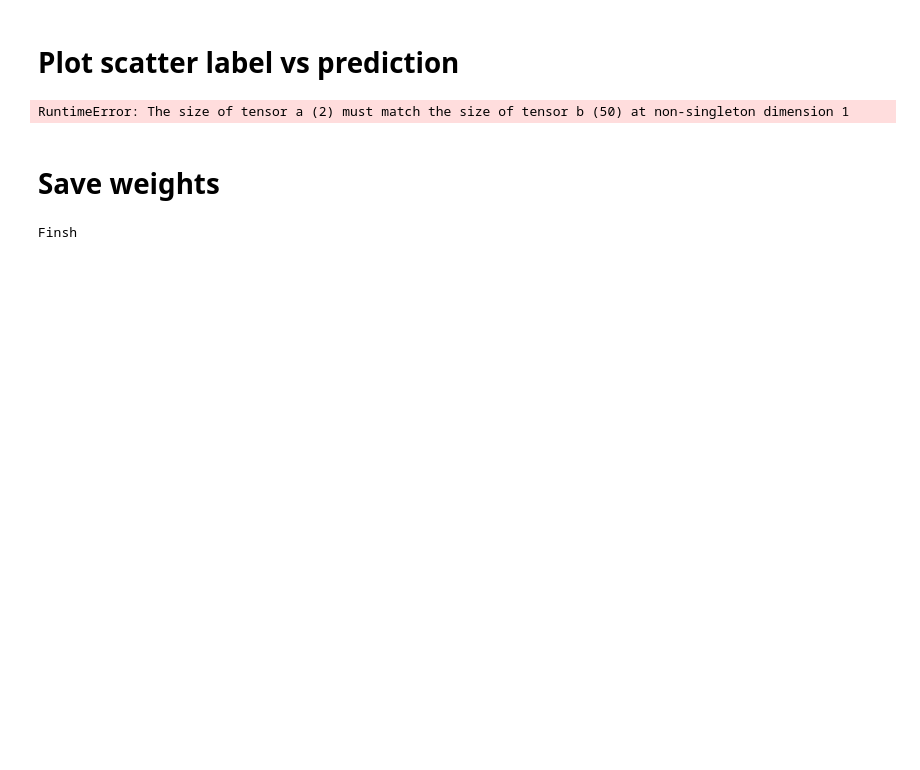
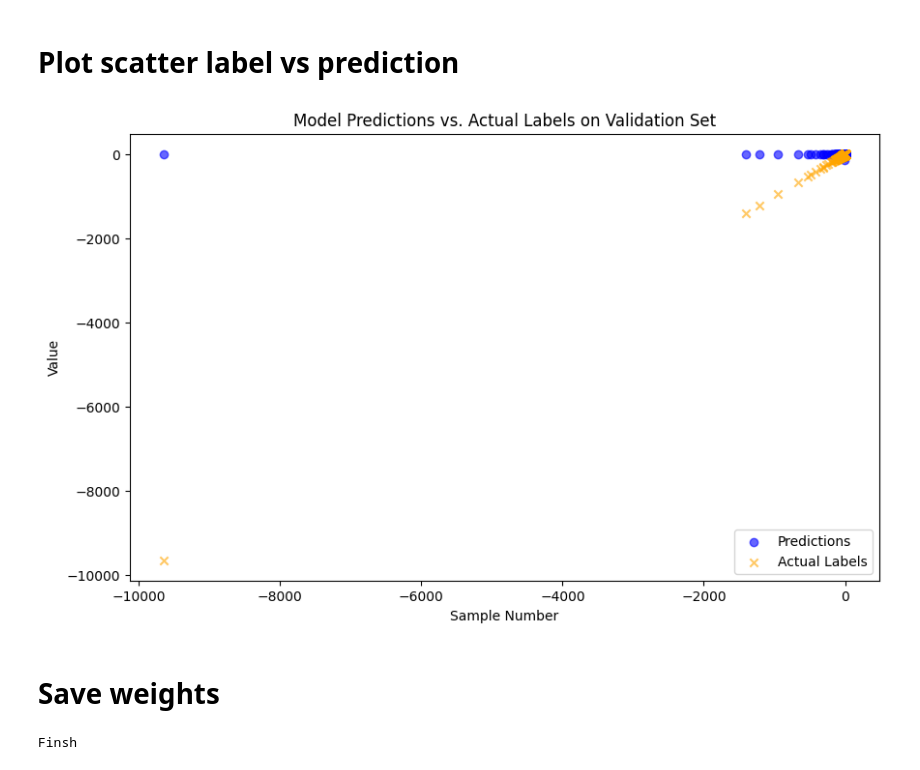
Before and after one commit to arielkantorovich/UpYourGame, a Jupyter notebook: Offline_Stage/ML_WirelessPath.ipynb, the cells around one changed output. Drawn from its saved outputs; the diff is of its cells as text; code cells hidden in the pictures; blank space fills up the shorter version.

```diff
--- a/Offline_Stage/ML_WirelessPath.ipynb
+++ b/Offline_Stage/ML_WirelessPath.ipynb
@@ -265,38 +326,52 @@ plt.show()
 # %%
 model.eval()
 all_preds = []
 all_targets = []
 
-with torch.no_grad():
-    for inputs, targets in val_loader:
-        inputs, targets = inputs.to(device), targets.to(device)
-        outputs = model(inputs)
-        # Extract Parameters
-        Pn = inputs[:, ::2]  # Even indices
-        In = inputs[:, 1::2]  # Odd indices
-        predicted_prior = outputs * Pn
-        # Append predictions and targets for later plotting
-        all_preds.append(predicted_prior.cpu().numpy())
-        all_targets.append(targets.cpu().numpy())
+if isAlphaBeta:
+    with torch.no_grad():
+        for inputs_pre, inputs, targets in val_loader:
+            inputs_pre, inputs, targets = inputs_pre.to(device), inputs.to(device), targets.to(device)
+            outputs = model(inputs_pre)
+            # Extract Parameters
+            Pn = inputs[:, ::2]  # Even indices
+            In = inputs[:, 1::2]  # Odd indices
+            alpha, beta = outputs[:, 0].view(-1, 1), outputs[:, 1].view(-1, 1)
+            predicted_prior = alpha * Pn + beta * In
+            # Append predictions and targets for later plotting
+            all_preds.append(predicted_prior.cpu().numpy())
+            all_targets.append(targets.cpu().numpy())
+else:
+    with torch.no_grad():
+        for inputs_pre, inputs, targets in val_loader:
+            inputs_pre, inputs, targets = inputs_pre.to(device), inputs.to(device), targets.to(device)
+            outputs = model(inputs_pre)
+            # Extract Parameters
+            Pn = inputs[:, ::2]  # Even indices
+            In = inputs[:, 1::2]  # Odd indices
+            predicted_prior = outputs * Pn
+            # Append predictions and targets for later plotting
+            all_preds.append(predicted_prior.cpu().numpy())
+            all_targets.append(targets.cpu().numpy())
 
 
 
 # Convert lists to arrays
 all_preds = np.concatenate(all_preds, axis=0).flatten()
 all_targets = np.concatenate(all_targets, axis=0).flatten()
 
 
 jump = 600
 plt.figure(figsize=(10, 6))
 plt.scatter(all_targets[0:len(all_preds):jump], all_preds[0:len(all_preds):jump], label='Predictions', color='blue', marker='o', alpha=0.6)
 plt.scatter(all_targets[0:len(all_preds):jump], all_targets[0:len(all_preds):jump], label='Actual Labels', color='orange', marker='x', alpha=0.6)
 plt.xlabel('Sample Number')
 plt.ylabel('Value')
 plt.title('Model Predictions vs. Actual Labels on Validation Set')
 plt.legend()
 plt.show()
 # %% [output]
-RuntimeError: The size of tensor a (2) must match the size of tensor b (50) at non-singleton dimension 1
+[figure, added]
 # %% [markdown]
 # Save weights
 # %%
```
Also changed, not shown: parts of 14 cells of this notebook, 4 other files.
